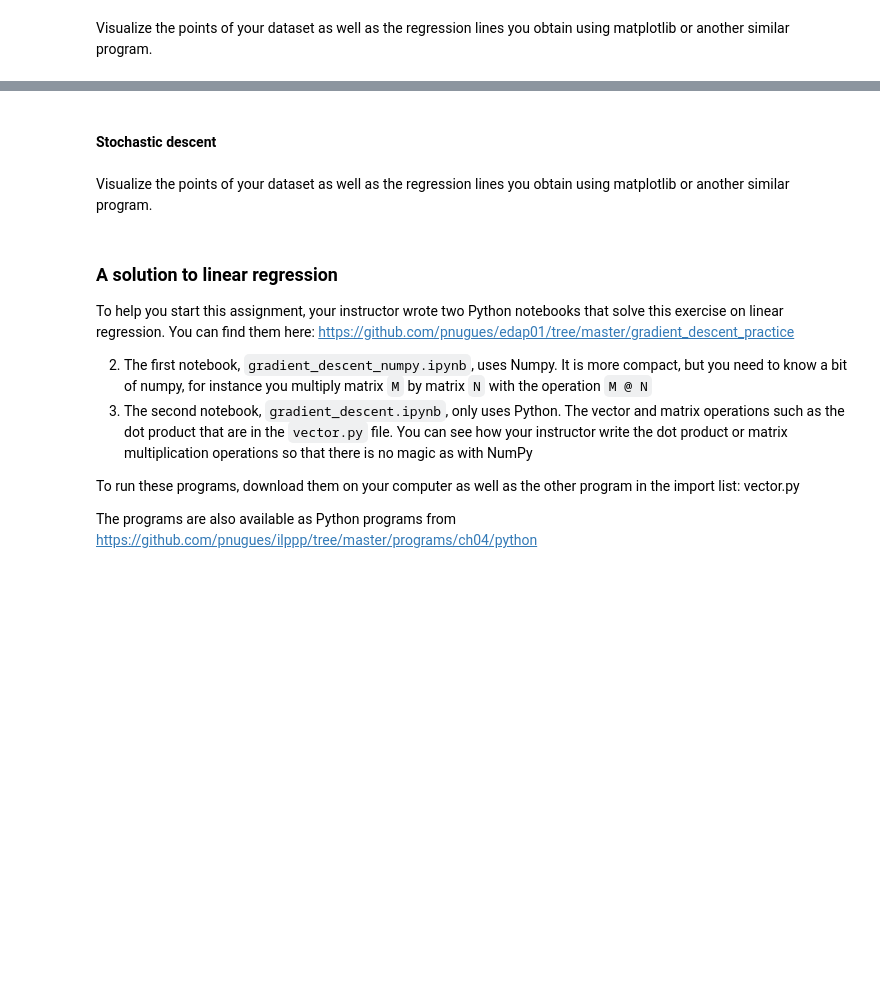
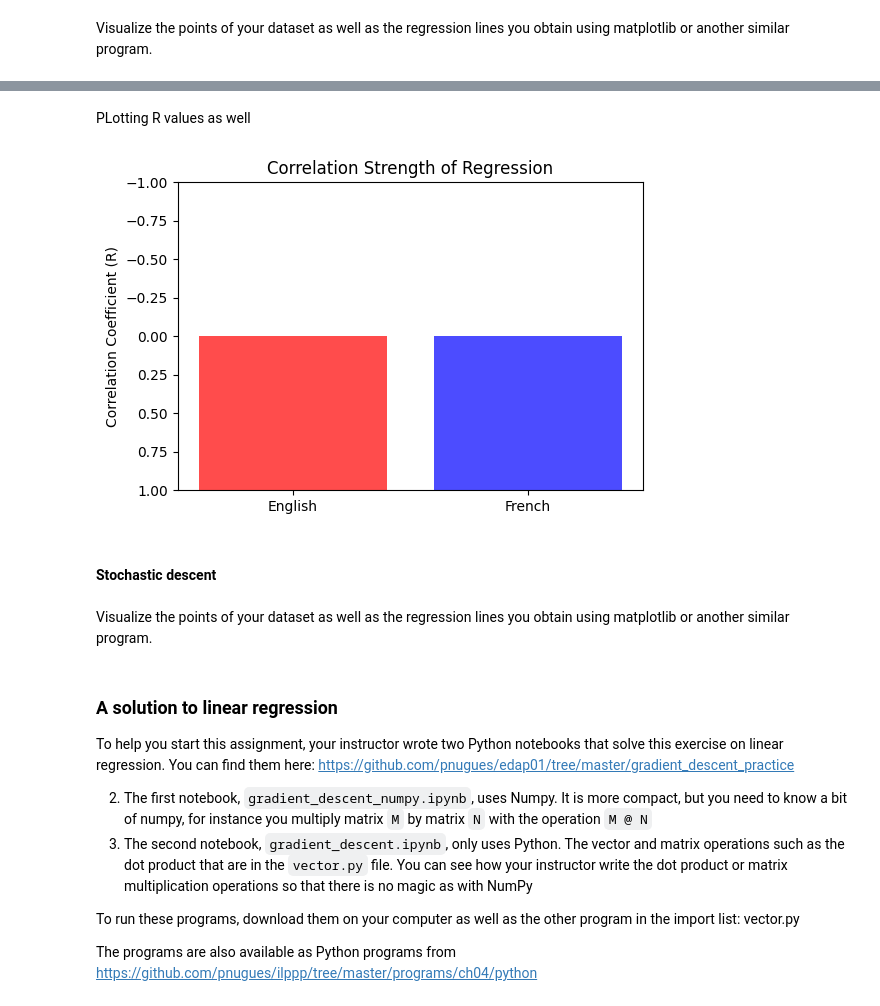
Before and after one commit to Aidan-harrer/AI-Bullshit, a Jupyter notebook: Project_three/ai_lab_perceptron_students.ipynb, the cells around one changed output, grey strips where cells are left out. Saved outputs shown, nothing was run; the diff lists cells and outputs as text; code cells hidden in the pictures; blank space fills up the shorter version.

```diff
--- a/Project_three/ai_lab_perceptron_students.ipynb
+++ b/Project_three/ai_lab_perceptron_students.ipynb
@@ -225,3 +273,14 @@ plt.show()
+# %% [markdown]
+PLotting R values as well
+# %%
+plt.figure(figsize=(6, 4))
+plt.bar(["English", "French"], [en_r, fr_r], color=["red", "blue"], alpha=0.7)
+plt.ylabel("Correlation Coefficient (R)")
+plt.title("Correlation Strength of Regression")
+plt.ylim(1,-1)
+plt.show()
+# %% [output]
+[figure, added]
 # %% [markdown]
 #### Stochastic descent
 # %%
```
Also changed, not shown: parts of 6 cells of this notebook.
